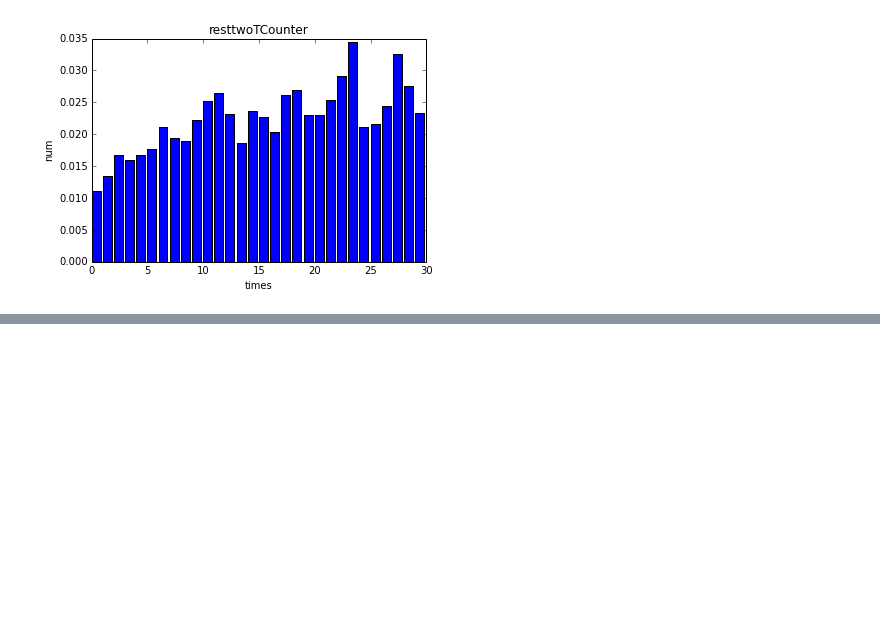
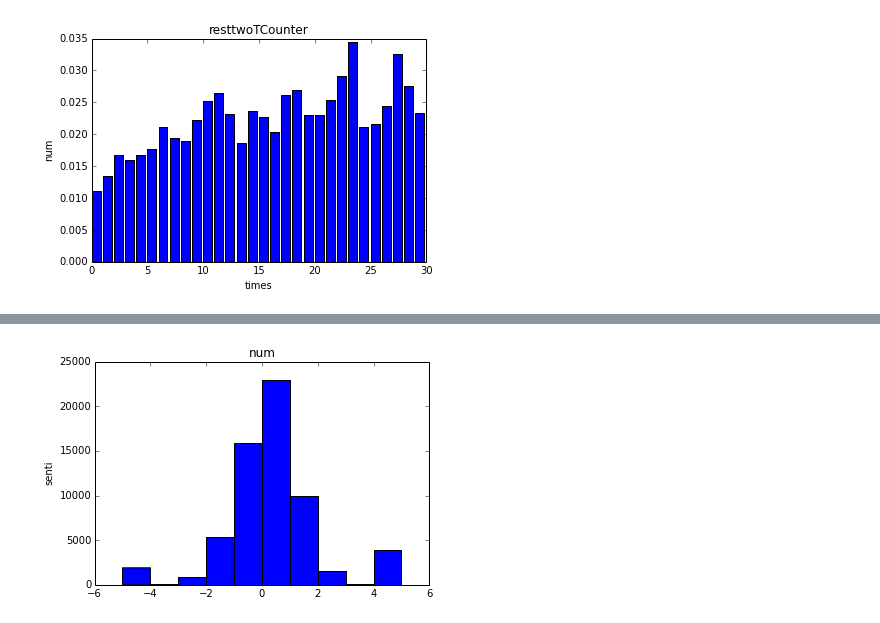
Before and after one commit to Toendex/CS579-final-project, a Jupyter notebook: tap.ipynb, the cells around one changed output, grey strips where cells are left out. Saved outputs shown, nothing was run; the diff lists cells and outputs as text; code cells hidden in the pictures; blank space fills up the shorter version.

```diff
--- a/tap.ipynb
+++ b/tap.ipynb
@@ -480,0 +492,53 @@ draw2(threeTCounter,1000,'times','num','threeTCounter')
+# %%
+#Sentiment word list file
+
+from StringIO import StringIO
+from zipfile import ZipFile
+from urllib import urlopen
+from gzip import GzipFile
+from collections import Counter
+import matplotlib.pyplot as plt
+
+url = urlopen('http://www.umiacs.umd.edu/~saif/WebDocs/Sentiment140-Lexicon-v0.1.zip')
+zipfile = ZipFile(StringIO(url.read()))
+gzfile = GzipFile(fileobj=StringIO(zipfile.open('Sentiment140-Lexicon-v0.1/unigrams-pmilexicon.txt.gz', 'r').read()),mode='r')
+lexicons={}
+for line in gzfile:
+    lexicon = line.strip().split()
+    if len(lexicon) == 4:
+        lexicons[lexicon[0]] = float(lexicon[1])
+
+# url = urlopen('http://www2.compute.dtu.dk/~faan/data/AFINN.zip')
+# zipfile = ZipFile(StringIO(url.read()))
+# afinn_file = zipfile.open('AFINN/AFINN-111.txt')
+# lexicons = ()
+# for line in afinn_file:
+#     parts = line.strip().split()
+#     if len(parts) == 2:
+#         lexicons[parts[0]] = int(parts[1])
+
+def pn_value(lexicons,text):
+    p=0.0
+    n=0.0
+    tokens=text.strip().split()
+    for token in tokens:
+        if token in lexicons:
+            if lexicons[token]>0.0:
+                p+=lexicons[token]
+            else:
+                n-=lexicons[token]
+    return p,n
+
+def draw3(lexicons,xl,yl,ti):
+    plt.figure()
+    plt.xlabel(xl)
+    plt.ylabel(yl)
+    plt.title(ti)
+    plt.hist(lexicons.values())
+    plt.show()
+
+
+gzfile.close()
+draw3(lexicons,'','senti','num')
+# %% [output]
+[figure, added]
```
Also changed, not shown: parts of 22 cells of this notebook.
